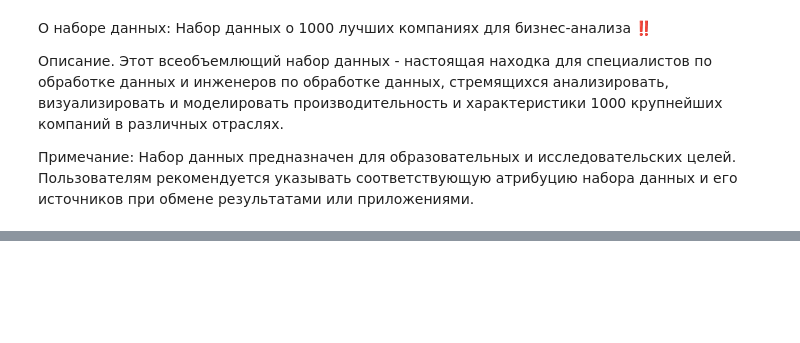
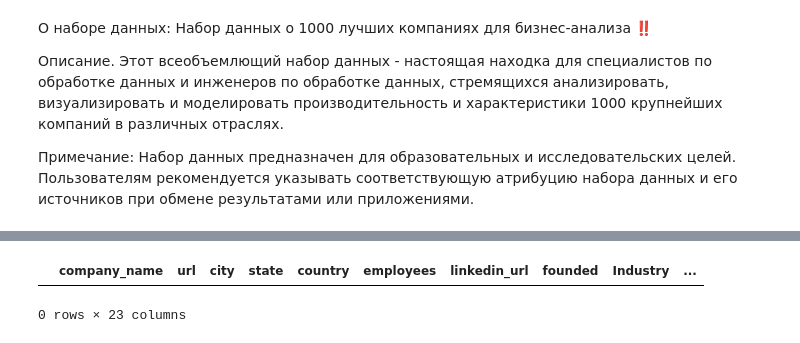
Before and after one commit to 2023Serg/My, a Jupyter notebook: Untitled3.ipynb, the cells around one changed output, grey strips where cells are left out. Saved outputs shown, nothing was run; the diff lists cells and outputs as text; code cells hidden in the pictures; blank space fills up the shorter version.

```diff
--- a/Untitled3.ipynb
+++ b/Untitled3.ipynb
@@ -80,0 +116,5 @@ data.describe()
+# %%
+df.loc[df["employees"].isnull()]
+# %% [output]
+|  | company_name | url | city | state | country | employees | linkedin_url | founded | Industry | ... |
+0 rows × 23 columns
```
Also changed, not shown: parts of 34 cells of this notebook.
